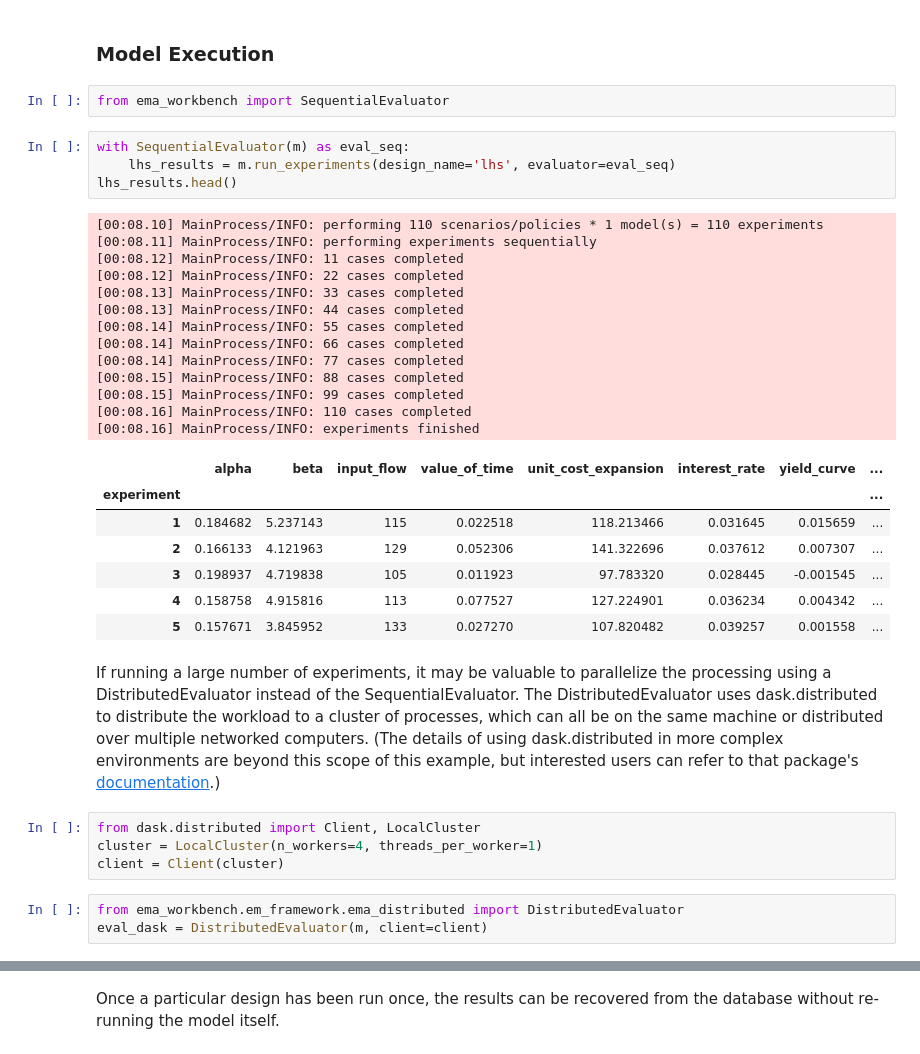
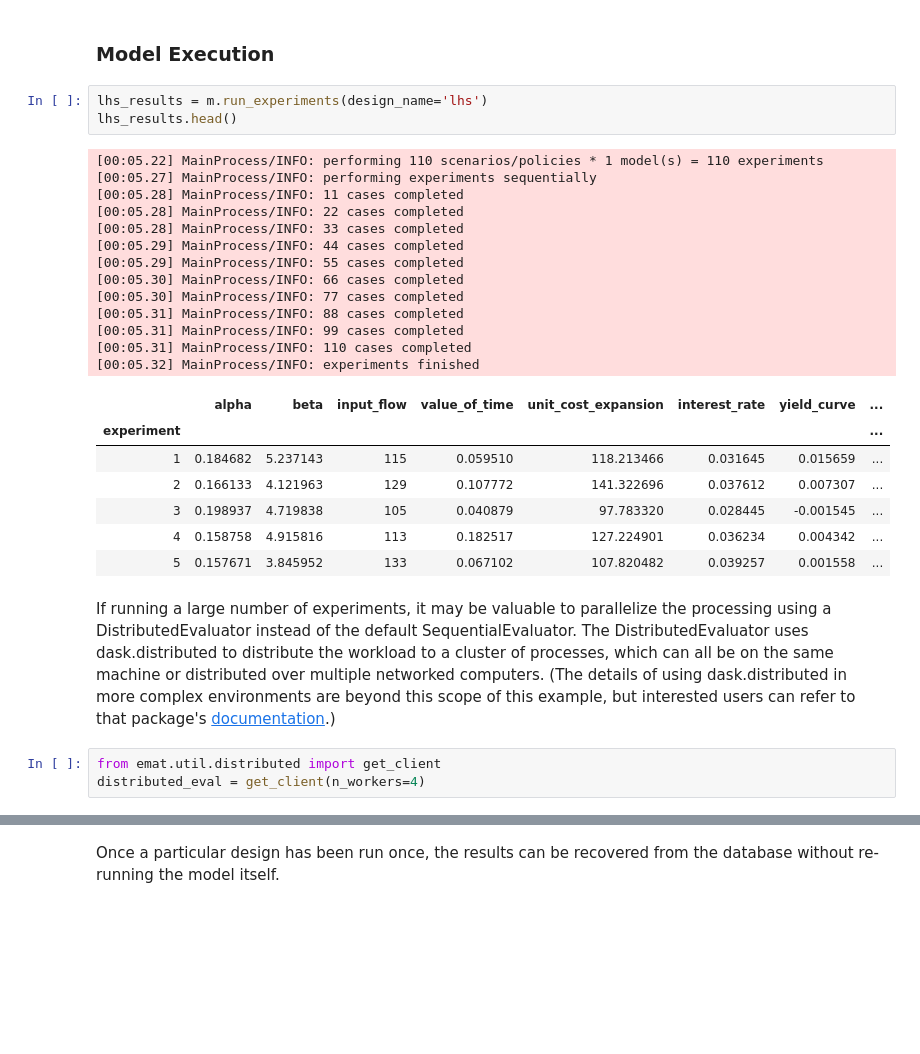
Before and after one commit to tmip-emat/tmip-emat, a Jupyter notebook: docs/source/emat.examples/RoadTest/road_test_direct.ipynb, the cells around one changed output, grey strips where cells are left out. Cells and saved outputs as stored; diff of their text form; blank space fills up the shorter version.

```diff
--- a/docs/source/emat.examples/RoadTest/road_test_direct.ipynb
+++ b/docs/source/emat.examples/RoadTest/road_test_direct.ipynb
@@ -201,46 +198,39 @@ This will systematically run the core model with each set of input parameters in
 the database, and return a pandas.DataFrame containing the results.
 # %% [markdown]
 ### Model Execution
-# %%
-from ema_workbench import SequentialEvaluator
 # %%
-with SequentialEvaluator(m) as eval_seq:
-    lhs_results = m.run_experiments(design_name='lhs', evaluator=eval_seq)
+lhs_results = m.run_experiments(design_name='lhs')
 lhs_results.head()
 # %% [output]
-[00:08.10] MainProcess/INFO: performing 110 scenarios/policies * 1 model(s) = 110 experiments
-[00:08.11] MainProcess/INFO: performing experiments sequentially
-[00:08.12] MainProcess/INFO: 11 cases completed
-[00:08.12] MainProcess/INFO: 22 cases completed
-[00:08.13] MainProcess/INFO: 33 cases completed
-[00:08.13] MainProcess/INFO: 44 cases completed
-[00:08.14] MainProcess/INFO: 55 cases completed
-[00:08.14] MainProcess/INFO: 66 cases completed
-[00:08.14] MainProcess/INFO: 77 cases completed
-[00:08.15] MainProcess/INFO: 88 cases completed
-[00:08.15] MainProcess/INFO: 99 cases completed
-[00:08.16] MainProcess/INFO: 110 cases completed
-[00:08.16] MainProcess/INFO: experiments finished
+[00:05.22] MainProcess/INFO: performing 110 scenarios/policies * 1 model(s) = 110 experiments
+[00:05.27] MainProcess/INFO: performing experiments sequentially
+[00:05.28] MainProcess/INFO: 11 cases completed
+[00:05.28] MainProcess/INFO: 22 cases completed
+[00:05.28] MainProcess/INFO: 33 cases completed
+[00:05.29] MainProcess/INFO: 44 cases completed
+[00:05.29] MainProcess/INFO: 55 cases completed
+[00:05.30] MainProcess/INFO: 66 cases completed
+[00:05.30] MainProcess/INFO: 77 cases completed
+[00:05.31] MainProcess/INFO: 88 cases completed
+[00:05.31] MainProcess/INFO: 99 cases completed
+[00:05.31] MainProcess/INFO: 110 cases completed
+[00:05.32] MainProcess/INFO: experiments finished
 |  | alpha | beta | input_flow | value_of_time | unit_cost_expansion | interest_rate | yield_curve | ... |
 | experiment |  |  |  |  |  |  |  | ... |
-| 1 | 0.184682 | 5.237143 | 115 | 0.022518 | 118.213466 | 0.031645 | 0.015659 | ... |
-| 2 | 0.166133 | 4.121963 | 129 | 0.052306 | 141.322696 | 0.037612 | 0.007307 | ... |
-| 3 | 0.198937 | 4.719838 | 105 | 0.011923 | 97.783320 | 0.028445 | -0.001545 | ... |
-| 4 | 0.158758 | 4.915816 | 113 | 0.077527 | 127.224901 | 0.036234 | 0.004342 | ... |
-| 5 | 0.157671 | 3.845952 | 133 | 0.027270 | 107.820482 | 0.039257 | 0.001558 | ... |
+| 1 | 0.184682 | 5.237143 | 115 | 0.059510 | 118.213466 | 0.031645 | 0.015659 | ... |
+| 2 | 0.166133 | 4.121963 | 129 | 0.107772 | 141.322696 | 0.037612 | 0.007307 | ... |
+| 3 | 0.198937 | 4.719838 | 105 | 0.040879 | 97.783320 | 0.028445 | -0.001545 | ... |
+| 4 | 0.158758 | 4.915816 | 113 | 0.182517 | 127.224901 | 0.036234 | 0.004342 | ... |
+| 5 | 0.157671 | 3.845952 | 133 | 0.067102 | 107.820482 | 0.039257 | 0.001558 | ... |
 # %% [markdown]
 If running a large number of experiments, it may be valuable to parallelize the
-processing using a DistributedEvaluator instead of the SequentialEvaluator.
+processing using a DistributedEvaluator instead of the default SequentialEvaluator.
 The DistributedEvaluator uses dask.distributed to distribute the workload to
 a cluster of processes, which can all be on the same machine or distributed
 over multiple networked computers. (The details of using dask.distributed in
 more complex environments are beyond this scope of this example, but interested
 users can refer to that package's [documentation](https://distributed.dask.org/).)
-# %%
-from dask.distributed import Client, LocalCluster
-cluster = LocalCluster(n_workers=4, threads_per_worker=1)
-client = Client(cluster)
-# %%
-from ema_workbench.em_framework.ema_distributed import DistributedEvaluator
-eval_dask = DistributedEvaluator(m, client=client)
+# %%
+from emat.util.distributed import get_client
+distributed_eval = get_client(n_workers=4)
 # %%
```
Also changed, not shown: parts of 42 cells of this notebook, 1 other file.
